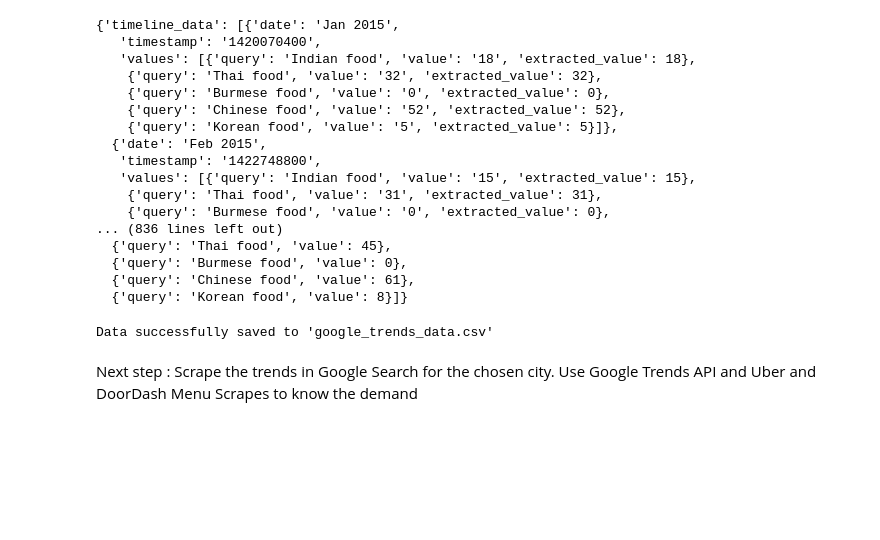
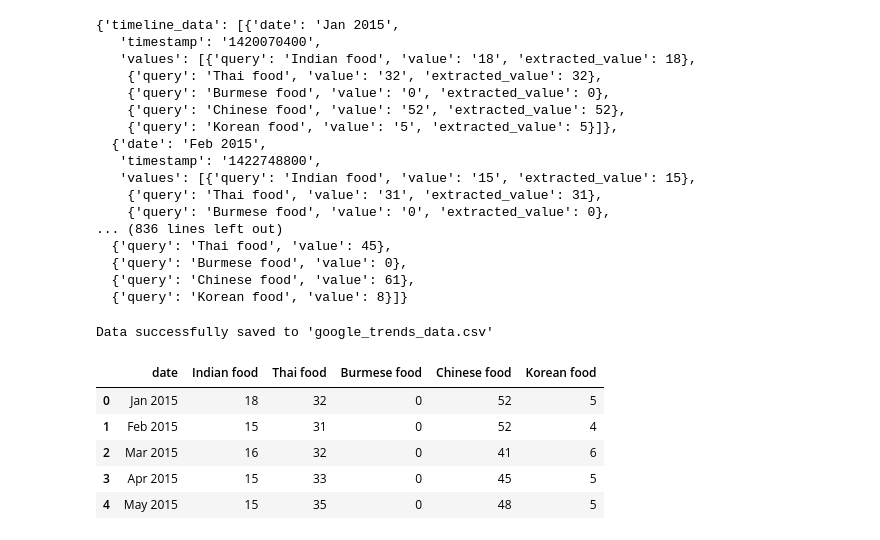
Before and after one commit to AungKyawWin20/MarketMunch, a Jupyter notebook: project.ipynb, the cells around one changed output. Drawn from its saved outputs; the diff is of its cells as text; code cells hidden in the pictures; blank space fills up the shorter version.

```diff
--- a/project.ipynb
+++ b/project.ipynb
@@ -441,5 +441,13 @@ else:
   print("No data available to save.")
 # %% [output]
 Data successfully saved to 'google_trends_data.csv'
-# %% [markdown]
-Next step : Scrape the trends in Google Search for the chosen city. Use Google Trends API and Uber and DoorDash Menu Scrapes to know the demand
+# %%
+sd_df = pd.read_csv("Datasets/google_trends_data.csv")
+sd_df.head()
+# %% [output]
+|  | date | Indian food | Thai food | Burmese food | Chinese food | Korean food |
+| 0 | Jan 2015 | 18 | 32 | 0 | 52 | 5 |
+| 1 | Feb 2015 | 15 | 31 | 0 | 52 | 4 |
+| 2 | Mar 2015 | 16 | 32 | 0 | 41 | 6 |
+| 3 | Apr 2015 | 15 | 33 | 0 | 45 | 5 |
+| 4 | May 2015 | 15 | 35 | 0 | 48 | 5 |
```
Also changed, not shown: parts of 3 cells of this notebook.
